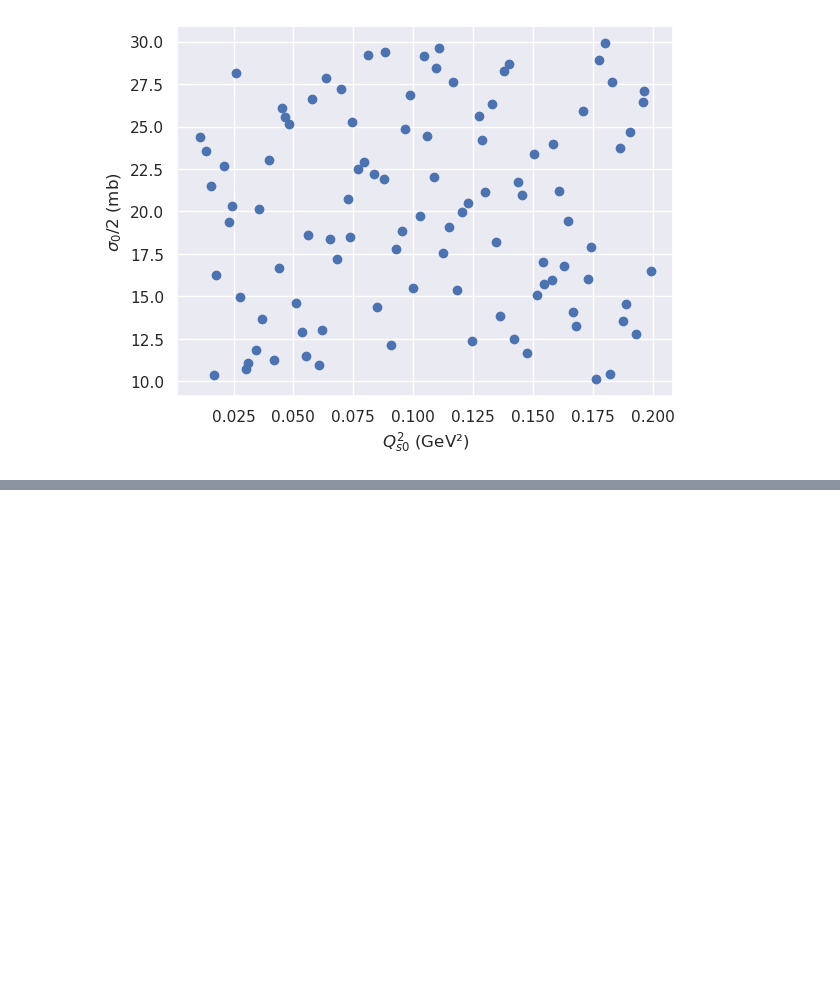
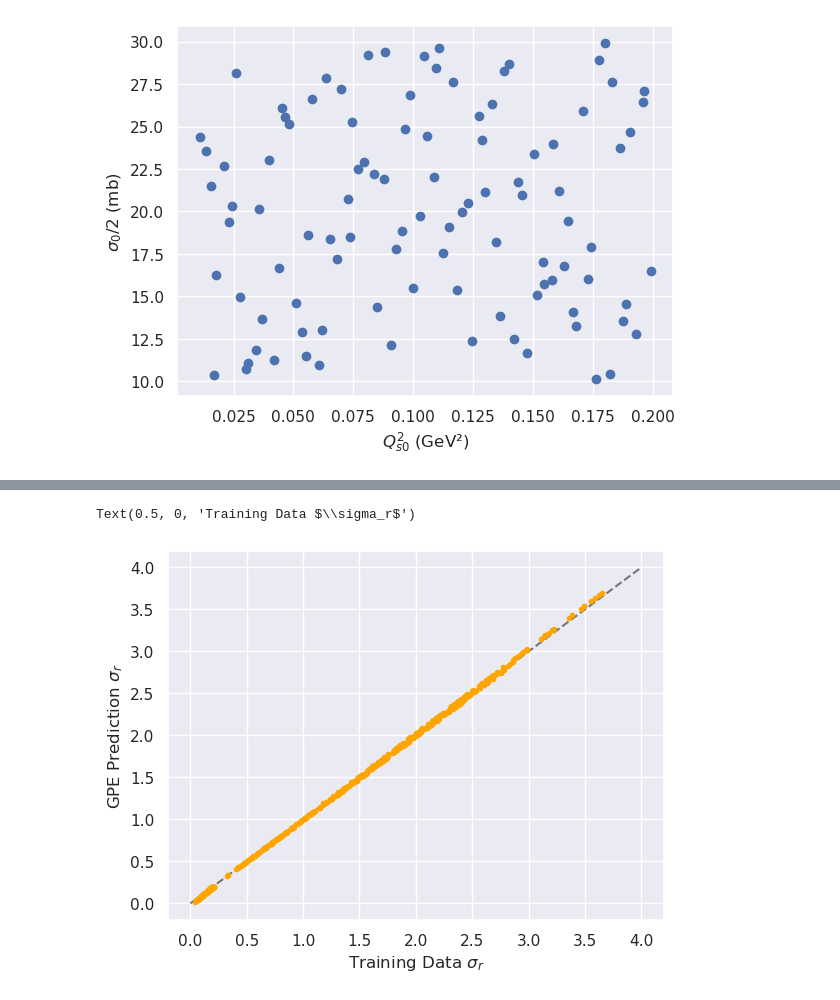
Before and after one commit to camcasuga/BayesianBK, a Jupyter notebook: PCA_GPE.ipynb, the cells around one changed output, grey strips where cells are left out. Drawn from its saved outputs; the diff is of its cells as text; code cells hidden in the pictures; blank space fills up the shorter version.

```diff
--- a/PCA_GPE.ipynb
+++ b/PCA_GPE.ipynb
@@ -210,3 +202,15 @@ Text(0, 0.5, 'reduced xsec')
+# %%
+diag = np.linspace(0, 4)
+plt.plot(diag, diag, '--', color = 'black', alpha = 0.5)
+
+for i in range(100):
+    plt.plot(training_set_test[:,i], pred_r[:,i], '.', color = 'orange')
+
+plt.ylabel("GPE Prediction $\sigma_r$")
+plt.xlabel("Training Data $\sigma_r$")
+# %% [output]
+Text(0.5, 0, 'Training Data $\\sigma_r$')
+[figure, added]
 # %%
 # plot for first kinematical point, comparing training data value and gpe prediction
 kp = 50
```
Also changed, not shown: parts of 14 cells of this notebook, 10 other files.
